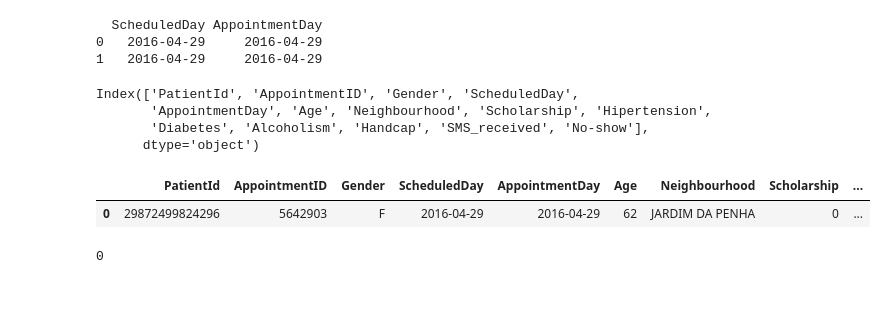
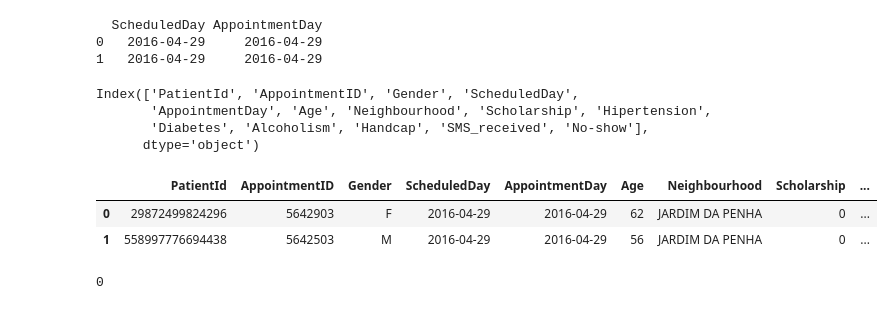
Before and after one commit to tubekx/no-show-appointments, a Jupyter notebook: Project 2 - NoShow_Appointments.ipynb, the cells around one changed output. Drawn from its saved outputs; the diff is of its cells as text; code cells hidden in the pictures.

```diff
--- a/Project 2 - NoShow_Appointments.ipynb
+++ b/Project 2 - NoShow_Appointments.ipynb
@@ -133,10 +133,13 @@ Index(['PatientId', 'AppointmentID', 'Gender', 'ScheduledDay',
        'Diabetes', 'Alcoholism', 'Handcap', 'SMS_received', 'No-show'],
       dtype='object')
 # %%
-df.rename(columns = {'Hipertension':'Hypertension', 'Handcap':'Handicap', 'SMS_received':'SMSReceived', 'No-show':'NoShow'}).head(1)
+df.rename(columns = {'Hipertension':'Hypertension', 'Handcap':'Handicap', 'SMS_received':'SMSReceived', 'No-show':'NoShow'}, inplace = True)
-# %% [output]
-|  | PatientId | AppointmentID | Gender | ScheduledDay | AppointmentDay | Age | Neighbourhood | Scholarship | ... |
-| 0 | 29872499824296 | 5642903 | F | 2016-04-29 | 2016-04-29 | 62 | JARDIM DA PENHA | 0 | ... |
+# %%
+df.head(2)
+# %% [output]
+|  | PatientId | AppointmentID | Gender | ScheduledDay | AppointmentDay | Age | Neighbourhood | Scholarship | ... |
+| 0 | 29872499824296 | 5642903 | F | 2016-04-29 | 2016-04-29 | 62 | JARDIM DA PENHA | 0 | ... |
+| 1 | 558997776694438 | 5642503 | M | 2016-04-29 | 2016-04-29 | 56 | JARDIM DA PENHA | 0 | ... |
 # %%
 #Check for duplicated rows
 df.duplicated().sum()
```
Also changed, not shown: parts of 4 cells of this notebook.
